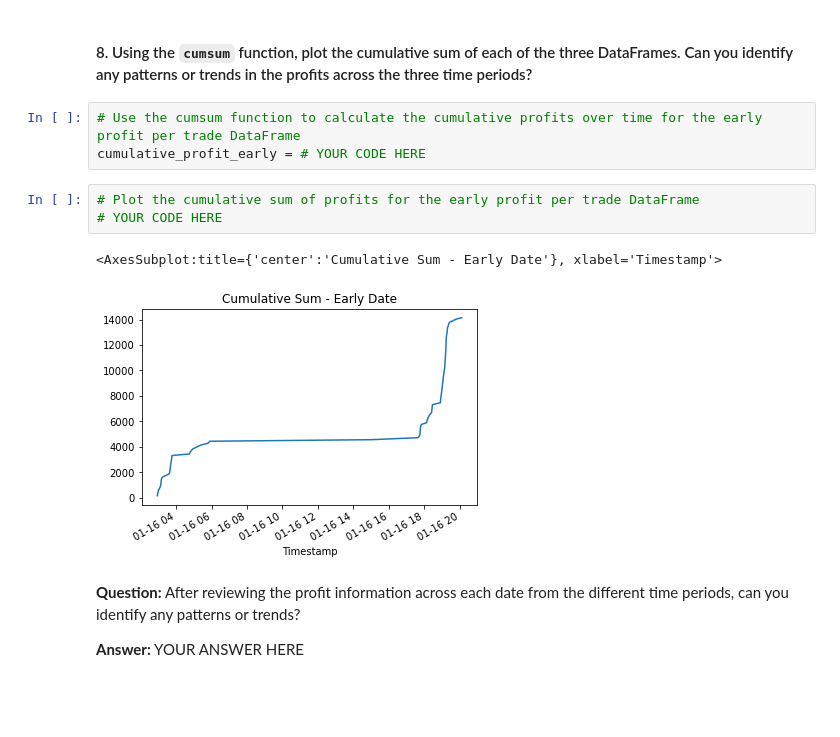
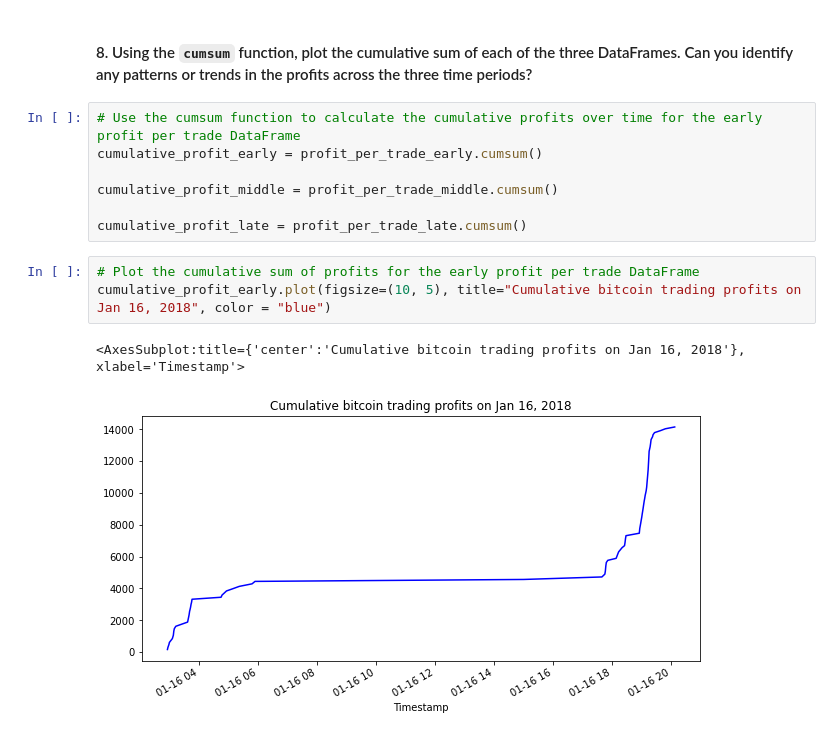
Before and after one commit to JakeWheelerGitHub/week_3_challenge, a Jupyter notebook: crypto_arbitrage.ipynb, the cells around one changed output. Saved outputs shown, nothing was run; the diff lists cells and outputs as text; blank space fills up the shorter version.

```diff
--- a/crypto_arbitrage.ipynb
+++ b/crypto_arbitrage.ipynb
@@ -634,14 +643,14 @@ There were no profitable trades on Mar 26, 2018
 #### 8. Using the `cumsum` function, plot the cumulative sum of each of the three DataFrames. Can you identify any patterns or trends in the profits across the three time periods?
 # %%
 # Use the cumsum function to calculate the cumulative profits over time for the early profit per trade DataFrame
-cumulative_profit_early = # YOUR CODE HERE
+cumulative_profit_early = profit_per_trade_early.cumsum()
+
+cumulative_profit_middle = profit_per_trade_middle.cumsum()
+
+cumulative_profit_late = profit_per_trade_late.cumsum()
 # %%
 # Plot the cumulative sum of profits for the early profit per trade DataFrame
-# YOUR CODE HERE
+cumulative_profit_early.plot(figsize=(10, 5), title="Cumulative bitcoin trading profits on Jan 16, 2018", color = "blue")
 # %% [output]
-<AxesSubplot:title={'center':'Cumulative Sum - Early Date'}, xlabel='Timestamp'>
+<AxesSubplot:title={'center':'Cumulative bitcoin trading profits on Jan 16, 2018'}, xlabel='Timestamp'>
-[figure, old version]
+[figure, new version]
-# %% [markdown]
-**Question:** After reviewing the profit information across each date from the different time periods, can you identify any patterns or trends?
-
-**Answer:** YOUR ANSWER HERE
```
Also changed, not shown: parts of 10 cells of this notebook.
